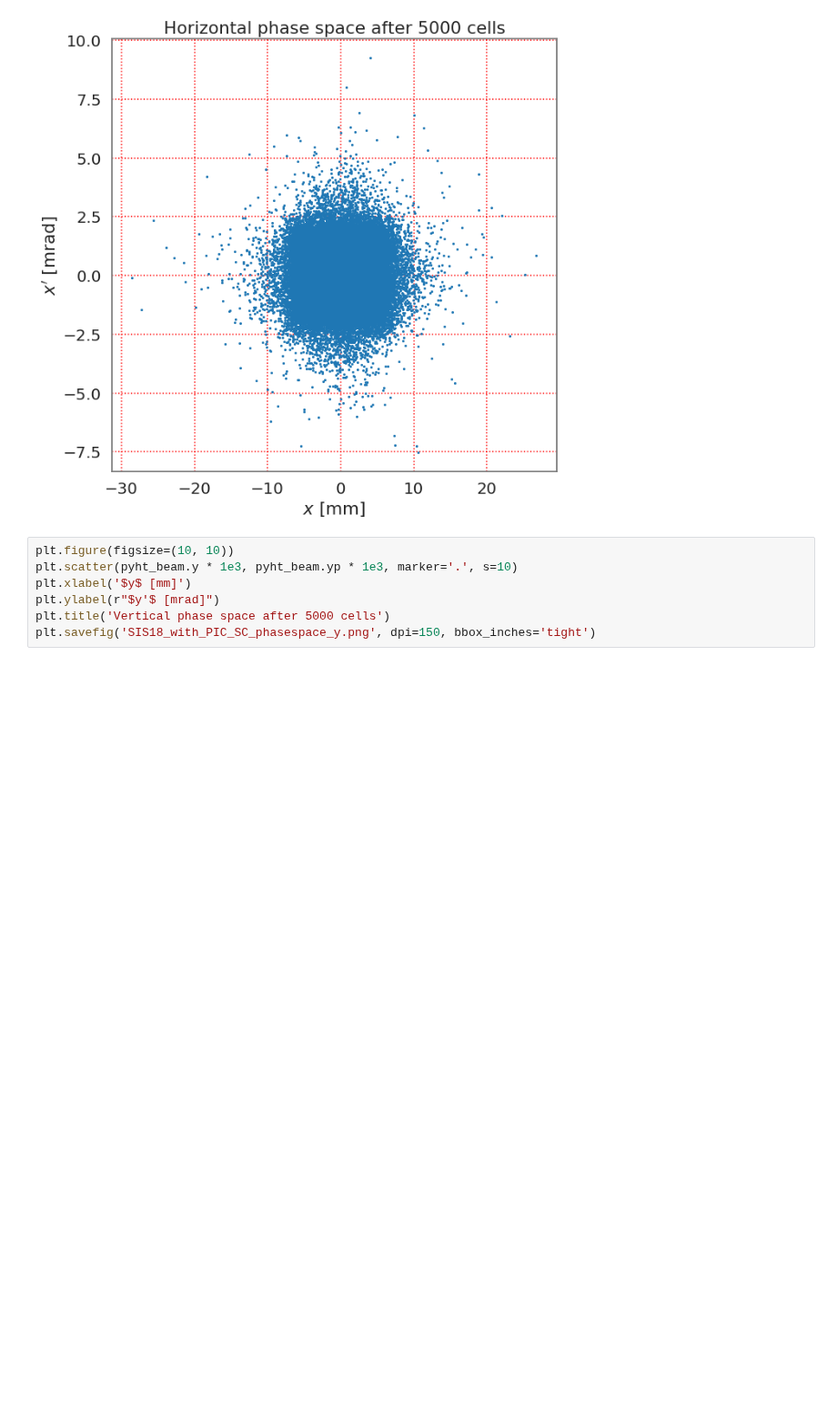
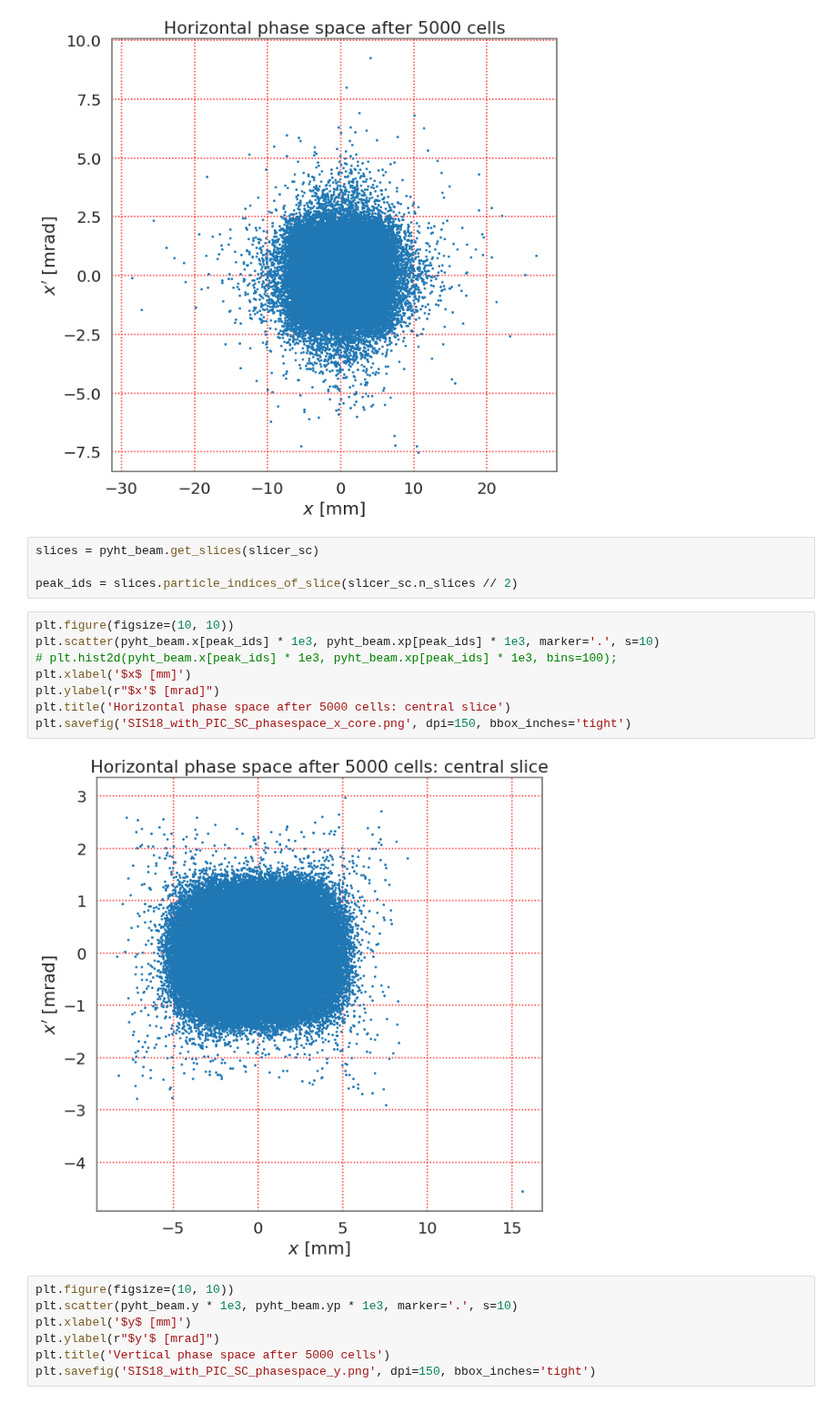
Before and after one commit to aoeftiger/sixtracklib_pyht_playground, a Jupyter notebook: fodo_sc/FODO_SC_setup.ipynb, the cells around one changed output. Shown at 91% size. Cells and saved outputs as stored; diff of their text form; blank space fills up the shorter version.

```diff
--- a/fodo_sc/FODO_SC_setup.ipynb
+++ b/fodo_sc/FODO_SC_setup.ipynb
@@ -531,6 +553,20 @@ plt.title('Horizontal phase space after 5000 cells')
 plt.savefig('SIS18_with_PIC_SC_phasespace_x.png', dpi=150, bbox_inches='tight')
 # %% [output]
 [figure]
+# %%
+slices = pyht_beam.get_slices(slicer_sc)
+
+peak_ids = slices.particle_indices_of_slice(slicer_sc.n_slices // 2)
+# %%
+plt.figure(figsize=(10, 10))
+plt.scatter(pyht_beam.x[peak_ids] * 1e3, pyht_beam.xp[peak_ids] * 1e3, marker='.', s=10)
+# plt.hist2d(pyht_beam.x[peak_ids] * 1e3, pyht_beam.xp[peak_ids] * 1e3, bins=100);
+plt.xlabel('$x$ [mm]')
+plt.ylabel(r"$x'$ [mrad]")
+plt.title('Horizontal phase space after 5000 cells: central slice')
+plt.savefig('SIS18_with_PIC_SC_phasespace_x_core.png', dpi=150, bbox_inches='tight')
+# %% [output]
+[figure, added]
 # %%
 plt.figure(figsize=(10, 10))
 plt.scatter(pyht_beam.y * 1e3, pyht_beam.yp * 1e3, marker='.', s=10)
```
Also changed, not shown: parts of 6 cells of this notebook.
